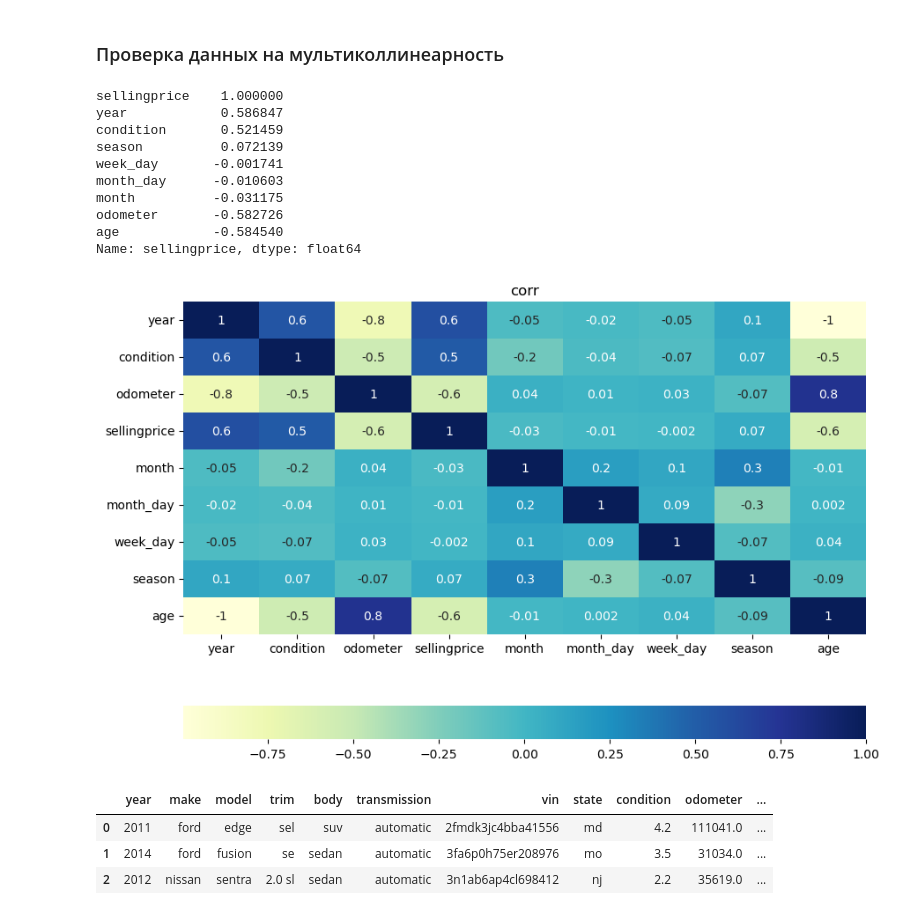
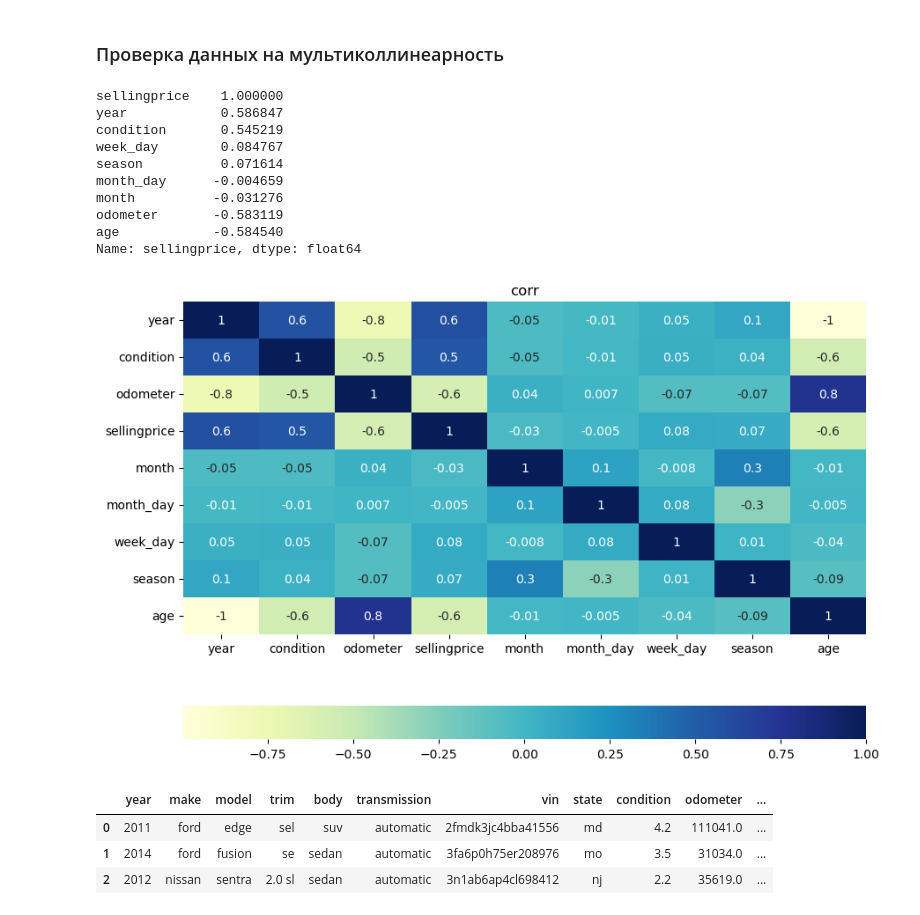
Before and after one commit to ArtemRatoshnyuk/educational_projects, a Jupyter notebook: 20_auto_price_predict/20_auto_price_predict.ipynb, the cells around one changed output. Drawn from its saved outputs; the diff is of its cells as text; code cells hidden in the pictures.

```diff
--- a/20_auto_price_predict/20_auto_price_predict.ipynb
+++ b/20_auto_price_predict/20_auto_price_predict.ipynb
@@ -168,13 +168,13 @@ def word_str(word):
 # 4 - Осень
 
 def season(month):
-    if month == 1 or month == 2 or month == 12:
+    if month in [1, 2, 12]:
         return 1
-    elif month == 3 or month == 4 or month == 5:
+    elif month in [3, 4, 5]:
         return 2
-    elif month == 6 or month == 7 or month == 8:
+    elif month in [6, 7, 8]:
         return 3
-    elif month == 9 or month == 10 or month == 11:
+    elif month in [9, 10, 11]:
         return 4
 # %% [markdown]
 ### Разведочный анализ данных <a id='1.2'></a>
@@ -192,8 +192,6 @@ df_train.head(3)
 | 0 | 2011 | Ford | Edge | SEL | suv | automatic | 2fmdk3jc4bba41556 | md | 4.2 | 111041.0 | ... |
 | 1 | 2014 | Ford | Fusion | SE | Sedan | automatic | 3fa6p0h75er208976 | mo | 3.5 | 31034.0 | ... |
 | 2 | 2012 | Nissan | Sentra | 2.0 SL | sedan | automatic | 3n1ab6ap4cl698412 | nj | 2.2 | 35619.0 | ... |
-# %%
-df_train['vin_transmis'] = df_train['vin'].apply(lambda x: x[6])
 # %%
 # Обследуем данные
 info_df(df_train)
@@ -411,7 +479,8 @@ seller - 13025
 - Привести все категориальные признаки в нижний регистр
 # %%
 # Преобразуем дату продажи в формат datetime
-df_train['saledate'] = pd.to_datetime(df_train['saledate'], utc=True)
+df_train['saledate'] = df_train['saledate'].apply(lambda x: ' '.join(x.split()[:-2]))
+df_train['saledate'] = pd.to_datetime(df_train['saledate'], format='%a %b %d %Y %H:%M:%S')
 
 # создадим столбцы месяц, день месяца, день недели
 df_train['month'] = df_train['saledate'].dt.month
@@ -431,11 +500,20 @@ df_train['condition'] = df_train['condition'].astype('float')
 df_train['vin_sh'] = df_train['vin'].apply(lambda x: x[3:9])
 # %%
 # Заполнение пропусков
-# Для числовых признаков - 0
+# Для числовых признаков - медианное занчение по году
 # Для категориальных признаков - no_answ
-df_train['odometer'] = df_train['odometer'].fillna(0)
-df_train['condition'] = df_train['condition'].fillna(0)
+
+# Введем значения мединан по году
+df_train['year_odometer'] = df_train.groupby('year')['odometer'].transform('median')
+df_train['year_condition'] = df_train.groupby('year')['condition'].transform('median')
+
+# Заполним пропуски
+df_train['odometer'] = df_train['odometer'].fillna(df_train['year_odometer'])
+df_train['condition'] = df_train['condition'].fillna(df_train['year_condition'])
 df_train = df_train.fillna('no_answ')
+
+# Удалим столбцы
+df_train.drop(['year_odometer', 'year_condition'], axis=1, inplace=True)
 # %%
 # Проверка пропусков
 df_train.isna().sum()
@@ -518,27 +596,27 @@ None
 # %%
 # Проведем корреляционный анализ
 df_corr = df_train.drop('vin', axis=1)
-df_corr.corr().loc[:, 'sellingprice'].sort_values(ascending=False)
+df_corr.corr(numeric_only=True).loc[:, 'sellingprice'].sort_values(ascending=False)
 # %% [output]
 sellingprice    1.000000
 year            0.586847
-condition       0.521459
-season          0.072139
-week_day       -0.001741
-month_day      -0.010603
-month          -0.031175
-odometer       -0.582726
+condition       0.545219
+week_day        0.084767
+season          0.071614
+month_day      -0.004659
+month          -0.031276
+odometer       -0.583119
 age            -0.584540
 Name: sellingprice, dtype: float64
 # %%
 # Построим тепловую карту
 plt.figure(figsize=(10, 7))
-df_plot = sns.heatmap(df_corr.corr(), cmap="YlGnBu", annot=True, fmt='.1g',
+df_plot = sns.heatmap(df_corr.corr(numeric_only=True), cmap="YlGnBu", annot=True, fmt='.1g',
                      cbar_kws= {'orientation': 'horizontal'})
 plt.title('corr')
 plt.show()
 # %% [output]
-[figure, old version]
+[figure, new version]
 # %%
 # Удалим столбцы week_day, month_day, month, age, saledate из признаков
 df_train.drop(['week_day', 'month_day', 'month', 'age', 'saledate'], axis=1, inplace=True)
```
Also changed, not shown: parts of 47 cells of this notebook.
